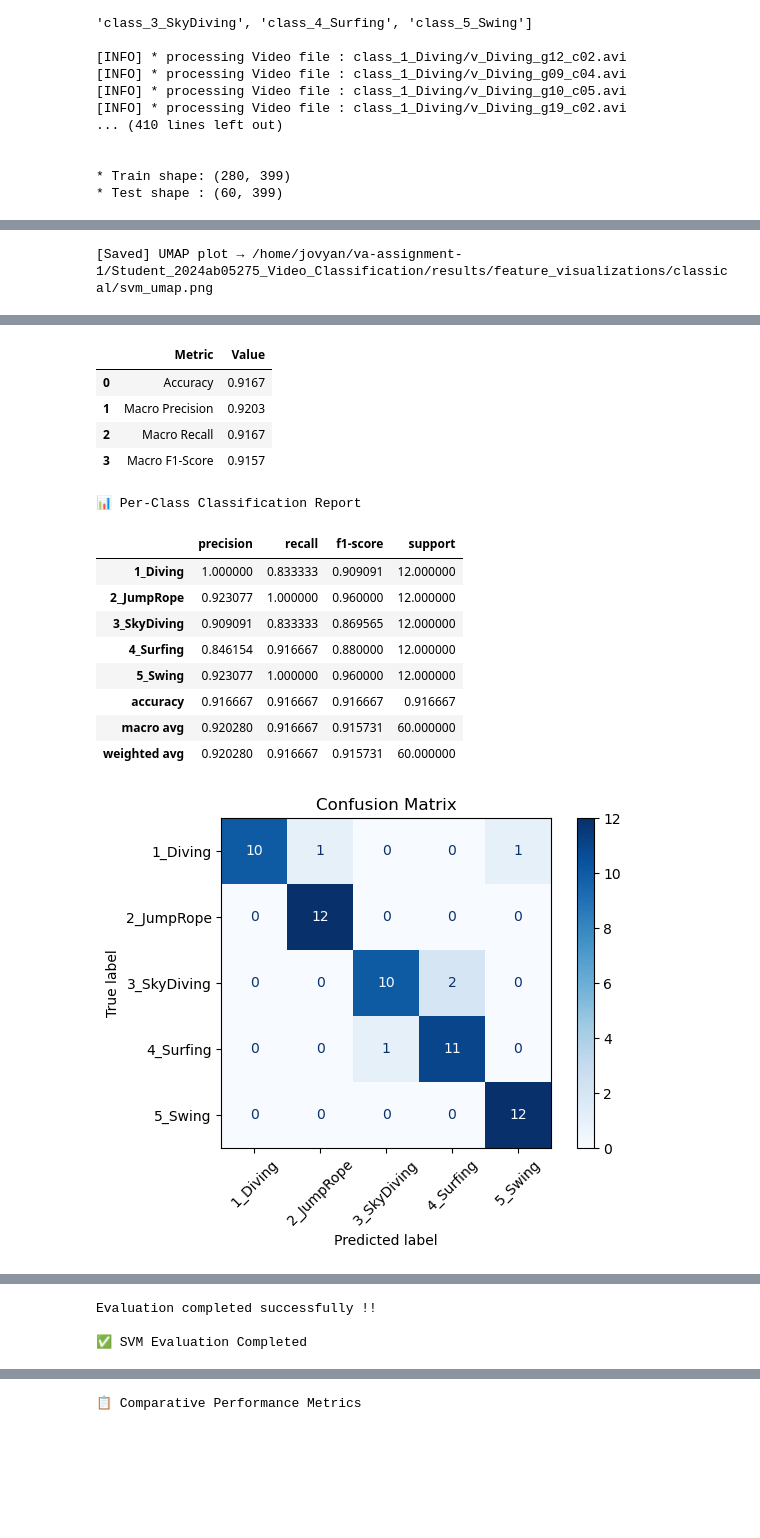
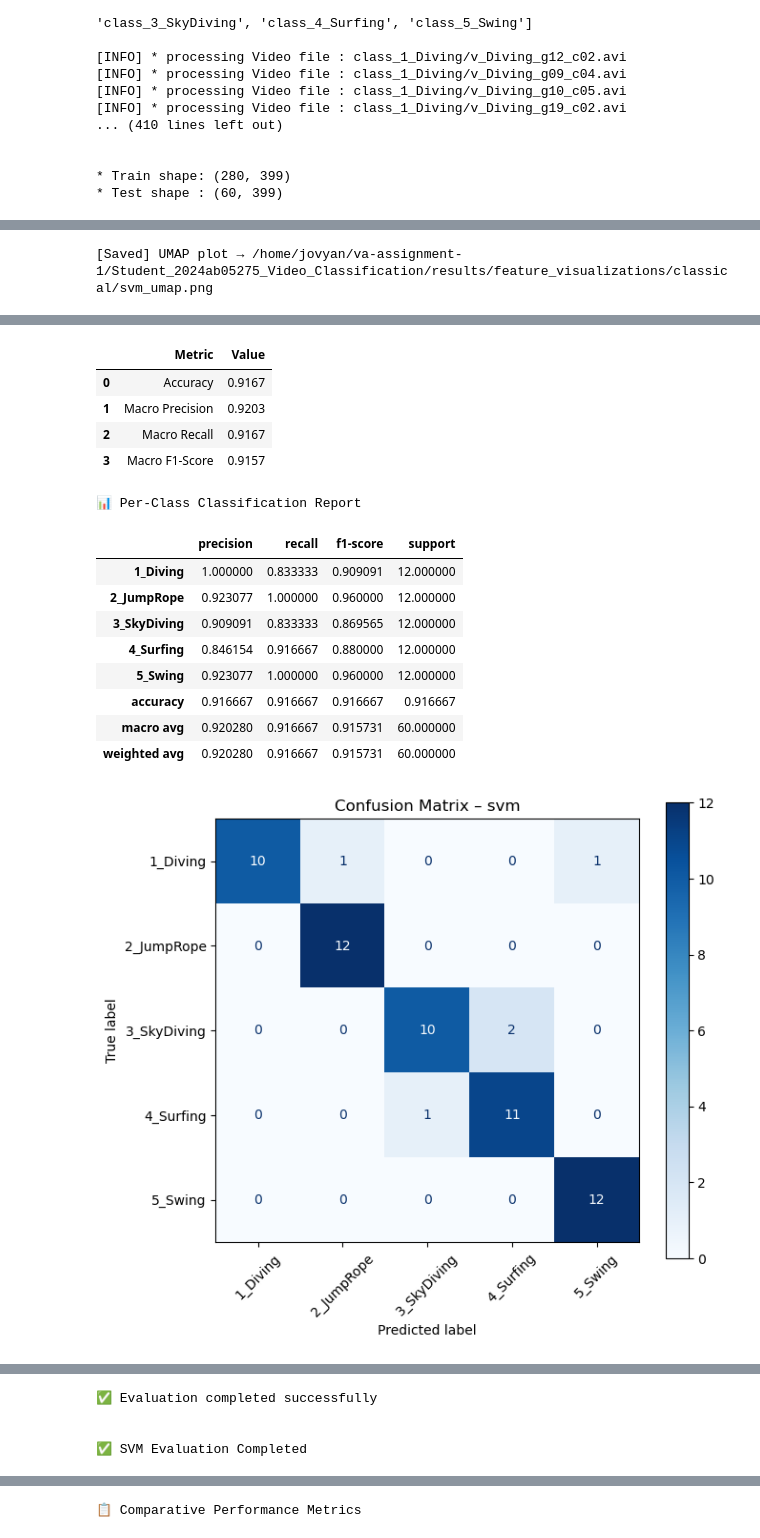
Before and after one commit to 2024ab05275-chocs/Student_2024ab05275_Video_Classification, a Jupyter notebook: code/part_a_classical.ipynb, the cells around one changed output, grey strips where cells are left out. Cells and saved outputs as stored; diff of their text form; code cells hidden in the pictures; blank space fills up the shorter version.

```diff
--- a/code/part_a_classical.ipynb
+++ b/code/part_a_classical.ipynb
@@ -360,6 +360,7 @@ svm_metrics = evaluate_classification(
     y_pred=y_pred,
     y_scores=y_scores,
     class_names=class_names,
+    model_name="svm"
 )
 
 # Store efficiency metrics for later comparison
@@ -391,16 +395,16 @@ Starting model evaluation
 |  | Metric | Value |
 | 0 | Accuracy | 0.9167 |
 | 1 | Macro Precision | 0.9203 |
 | 2 | Macro Recall | 0.9167 |
 | 3 | Macro F1-Score | 0.9157 |
 📊 Per-Class Classification Report
 |  | precision | recall | f1-score | support |
 | 1_Diving | 1.000000 | 0.833333 | 0.909091 | 12.000000 |
 | 2_JumpRope | 0.923077 | 1.000000 | 0.960000 | 12.000000 |
 | 3_SkyDiving | 0.909091 | 0.833333 | 0.869565 | 12.000000 |
 | 4_Surfing | 0.846154 | 0.916667 | 0.880000 | 12.000000 |
 | 5_Swing | 0.923077 | 1.000000 | 0.960000 | 12.000000 |
 | accuracy | 0.916667 | 0.916667 | 0.916667 | 0.916667 |
 | macro avg | 0.920280 | 0.916667 | 0.915731 | 60.000000 |
 | weighted avg | 0.920280 | 0.916667 | 0.915731 | 60.000000 |
-[figure, old version]
+[figure, new version]
@@ -408,4 +412,5 @@ Starting model evaluation
-Evaluation completed successfully !!
+✅ Evaluation completed successfully
+
 
 ✅ SVM Evaluation Completed
 # %%
```
Also changed, not shown: parts of 4 cells of this notebook, 8 other files.
